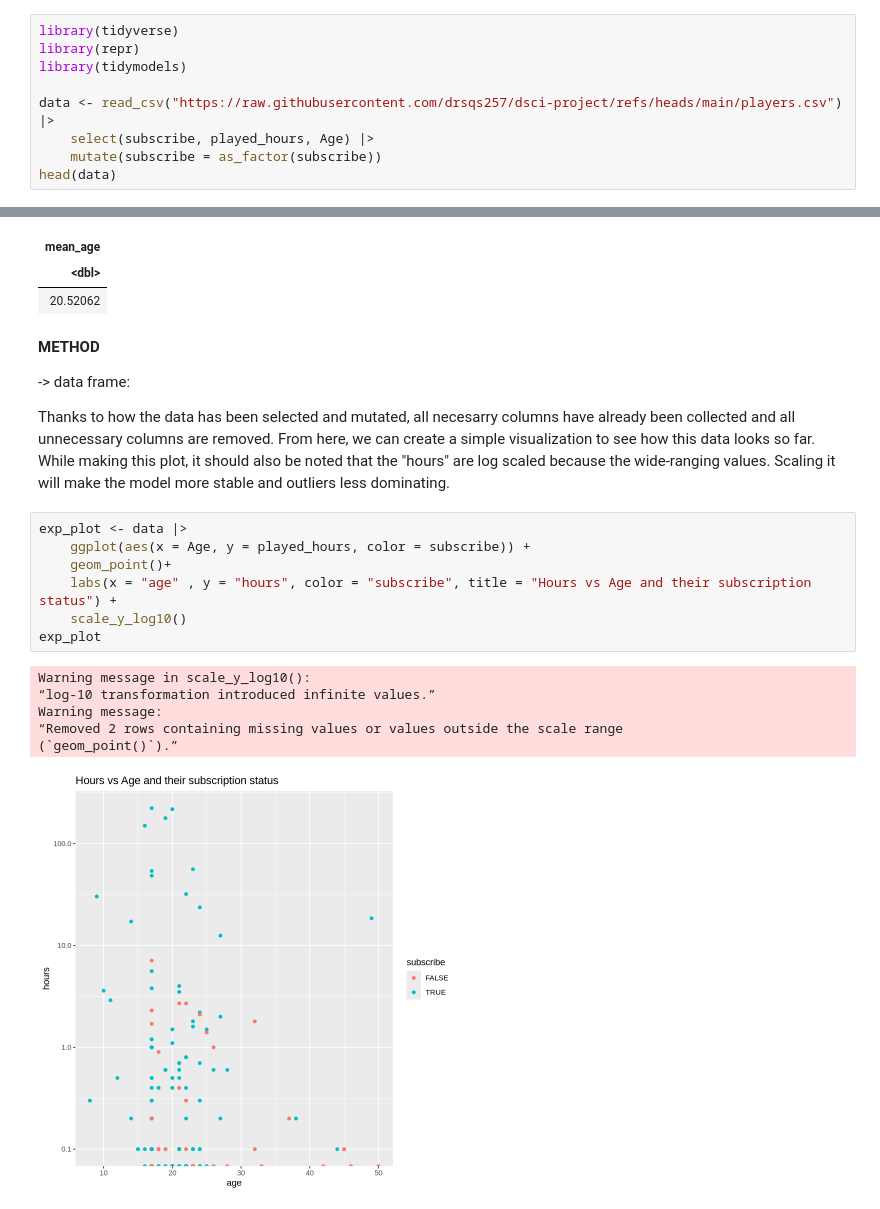
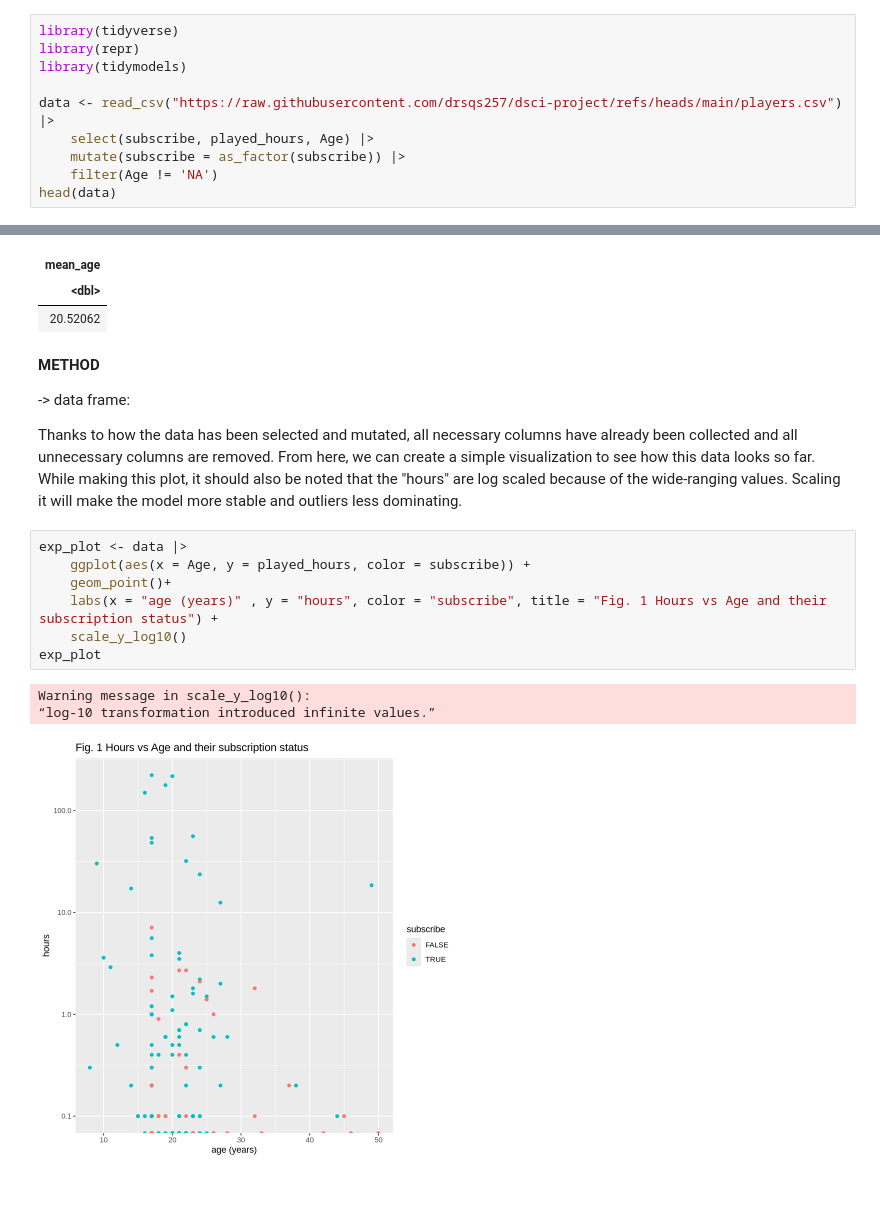
Before and after one commit to drsqs257/dsci-project, a Jupyter notebook: dsci proj.ipynb, the cells around one changed output, grey strips where cells are left out. Cells and saved outputs as stored; diff of their text form.

```diff
--- a/dsci proj.ipynb
+++ b/dsci proj.ipynb
@@ -18,6 +18,7 @@ library(tidymodels)
 
 data <- read_csv("https://raw.githubusercontent.com/drsqs257/dsci-project/refs/heads/main/players.csv") |>
     select(subscribe, played_hours, Age) |>
-    mutate(subscribe = as_factor(subscribe))
+    mutate(subscribe = as_factor(subscribe)) |>
+    filter(Age != 'NA')
 head(data)
 # %% [output]
@@ -82,19 +75,16 @@ A tibble: 1 × 1
 
 -> data frame:
 
-Thanks to how the data has been selected and mutated, all necesarry columns have already been collected and all unnecessary columns are removed. From here, we can create a simple visualization to see how this data looks so far. While making this plot, it should also be noted that the "hours" are log scaled because the wide-ranging values. Scaling it will make the model more stable and outliers less dominating.
+Thanks to how the data has been selected and mutated, all necessary columns have already been collected and all unnecessary columns are removed. From here, we can create a simple visualization to see how this data looks so far. While making this plot, it should also be noted that the "hours" are log scaled because of the wide-ranging values. Scaling it will make the model more stable and outliers less dominating.
 # %%
 exp_plot <- data |>
     ggplot(aes(x = Age, y = played_hours, color = subscribe)) +
     geom_point()+
-    labs(x = "age" , y = "hours", color = "subscribe", title = "Hours vs Age and their subscription status") +
+    labs(x = "age (years)" , y = "hours", color = "subscribe", title = "Fig. 1 Hours vs Age and their subscription status") +
     scale_y_log10()
 exp_plot
 # %% [output]
 Warning message in scale_y_log10():
 “log-10 transformation introduced infinite values.”
-Warning message:
-“Removed 2 rows containing missing values or values outside the scale range
-(`geom_point()`).”
-[figure, old version]
+[figure, new version]
 # %% [markdown]
```
Also changed, not shown: parts of 5 cells of this notebook.
